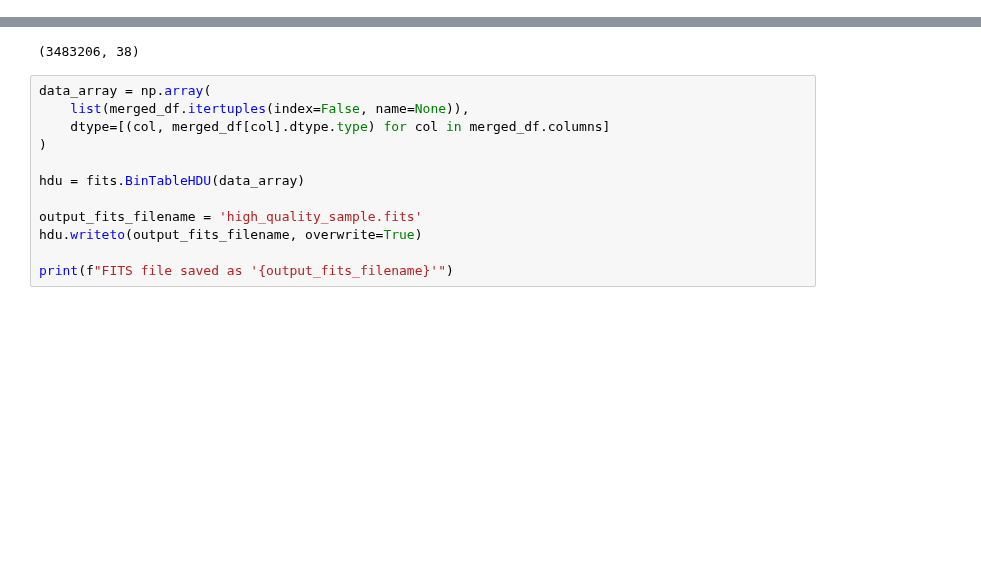
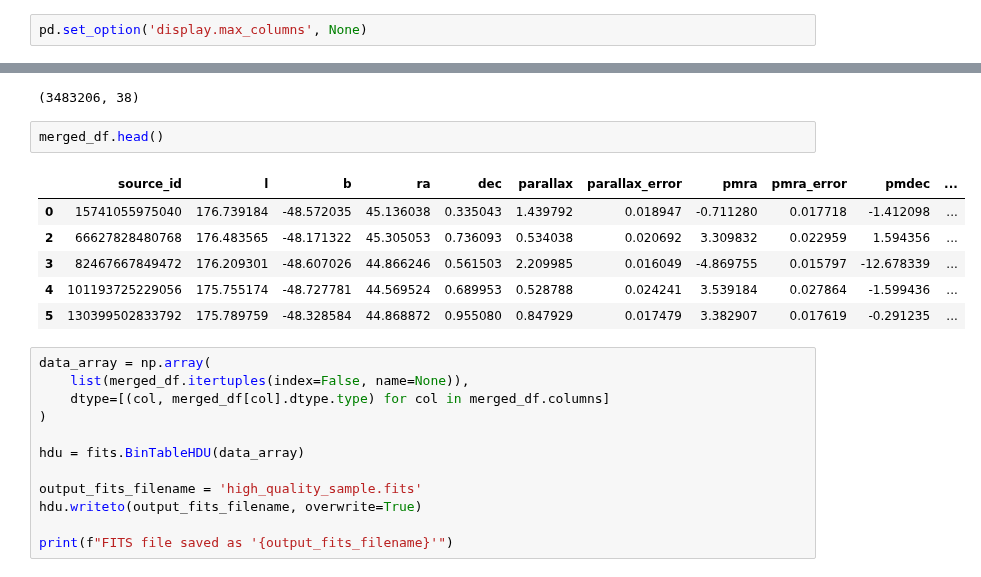
Before and after one commit to raunaq-rai/Disentangling-the-Milky-Way-using-GMM, a Jupyter notebook: Sample_construction.ipynb, the cells around one changed output, grey strips where cells are left out. Cells and saved outputs as stored; diff of their text form; blank space fills up the shorter version.

```diff
--- a/Sample_construction.ipynb
+++ b/Sample_construction.ipynb
@@ -23,6 +25,8 @@ Filename: merged_data.fits
 No.    Name      Ver    Type      Cards   Dimensions   Format
   0  PRIMARY       1 PrimaryHDU       4   ()
   1                1 BinTableHDU     80   17558141R x 36C   [K, D, D, D, D, D, D, D, D, D, D, D, D, D, D, D, D, D, D, D, D, D, L, D, D, K, D, D, D, D, D, D, D, D, I, D]
+# %%
+pd.set_option('display.max_columns', None)
 # %%
 with fits.open(merged) as hdul:
     data = hdul[1].data
@@ -57,6 +60,15 @@ merged_df = merged_df[merged_df['E(B-V)'] < 0.5]
 merged_df.shape
 # %% [output]
 (3483206, 38)
+# %%
+merged_df.head()
+# %% [output]
+|  | source_id | l | b | ra | dec | parallax | parallax_error | pmra | pmra_error | pmdec | ... |
+| 0 | 15741055975040 | 176.739184 | -48.572035 | 45.136038 | 0.335043 | 1.439792 | 0.018947 | -0.711280 | 0.017718 | -1.412098 | ... |
+| 2 | 66627828480768 | 176.483565 | -48.171322 | 45.305053 | 0.736093 | 0.534038 | 0.020692 | 3.309832 | 0.022959 | 1.594356 | ... |
+| 3 | 82467667849472 | 176.209301 | -48.607026 | 44.866246 | 0.561503 | 2.209985 | 0.016049 | -4.869755 | 0.015797 | -12.678339 | ... |
+| 4 | 101193725229056 | 175.755174 | -48.727781 | 44.569524 | 0.689953 | 0.528788 | 0.024241 | 3.539184 | 0.027864 | -1.599436 | ... |
+| 5 | 130399502833792 | 175.789759 | -48.328584 | 44.868872 | 0.955080 | 0.847929 | 0.017479 | 3.382907 | 0.017619 | -0.291235 | ... |
 # %%
 data_array = np.array(
     list(merged_df.itertuples(index=False, name=None)),
```
Also changed, not shown: parts of 11 cells of this notebook, 3 other files.
